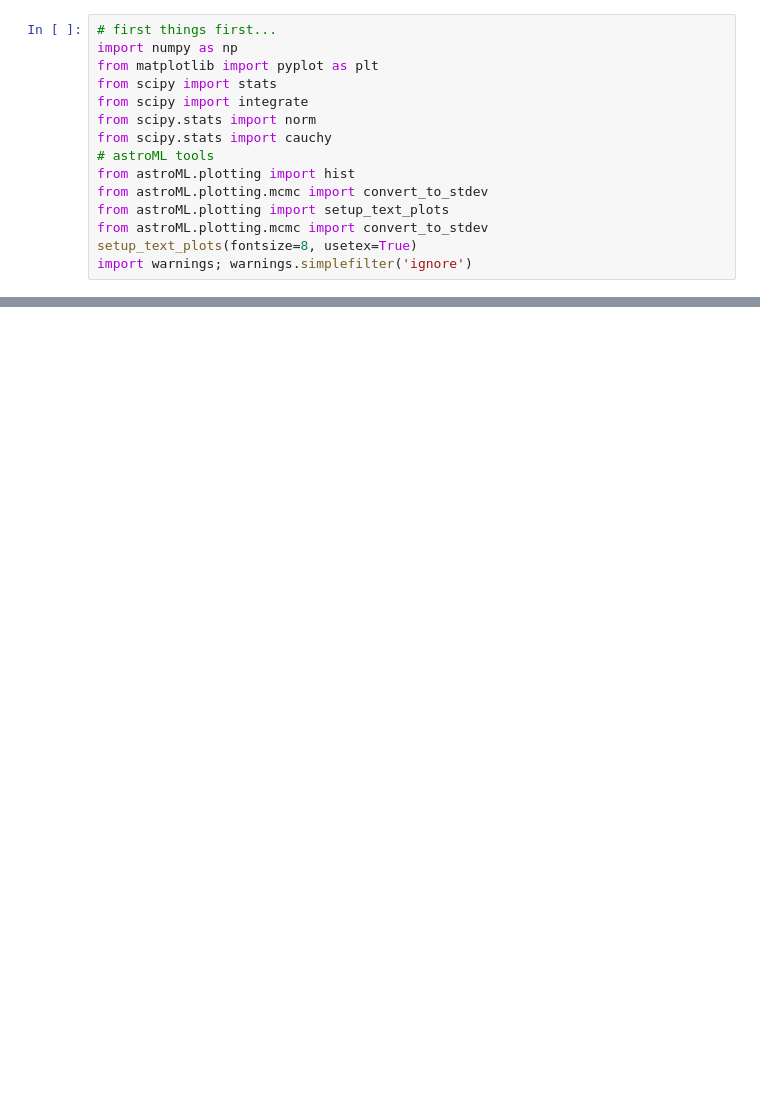
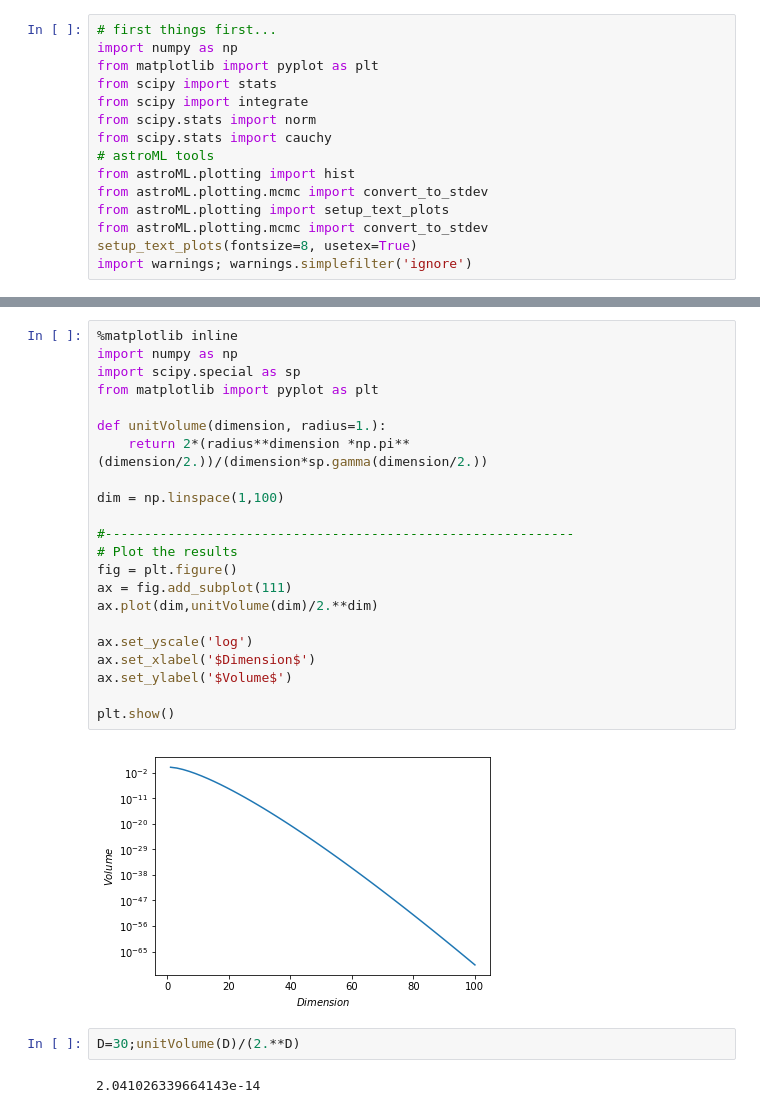
Before and after one commit to carmensg/IAA_School2019, a Jupyter notebook: lectures/Day3-ZeljkoIvezic/notebooks/dimensionality_reduction.ipynb, the cells around one changed output, grey strips where cells are left out. Drawn from its saved outputs; the diff is of its cells as text; blank space fills up the shorter version.

```diff
--- a/lectures/Day3-ZeljkoIvezic/notebooks/dimensionality_reduction.ipynb
+++ b/lectures/Day3-ZeljkoIvezic/notebooks/dimensionality_reduction.ipynb
@@ -24,0 +53,28 @@ import warnings; warnings.simplefilter('ignore')
+# %%
+%matplotlib inline
+import numpy as np
+import scipy.special as sp
+from matplotlib import pyplot as plt
+
+def unitVolume(dimension, radius=1.):
+    return 2*(radius**dimension *np.pi**(dimension/2.))/(dimension*sp.gamma(dimension/2.))
+
+dim = np.linspace(1,100)
+
+#------------------------------------------------------------
+# Plot the results
+fig = plt.figure()
+ax = fig.add_subplot(111)
+ax.plot(dim,unitVolume(dim)/2.**dim)
+
+ax.set_yscale('log')
+ax.set_xlabel('$Dimension$')
+ax.set_ylabel('$Volume$')
+
+plt.show()
+# %% [output]
+[figure, added]
+# %%
+D=30;unitVolume(D)/(2.**D)
+# %% [output]
+2.041026339664143e-14
```
Also changed, not shown: parts of 22 cells of this notebook, 3 other files.
